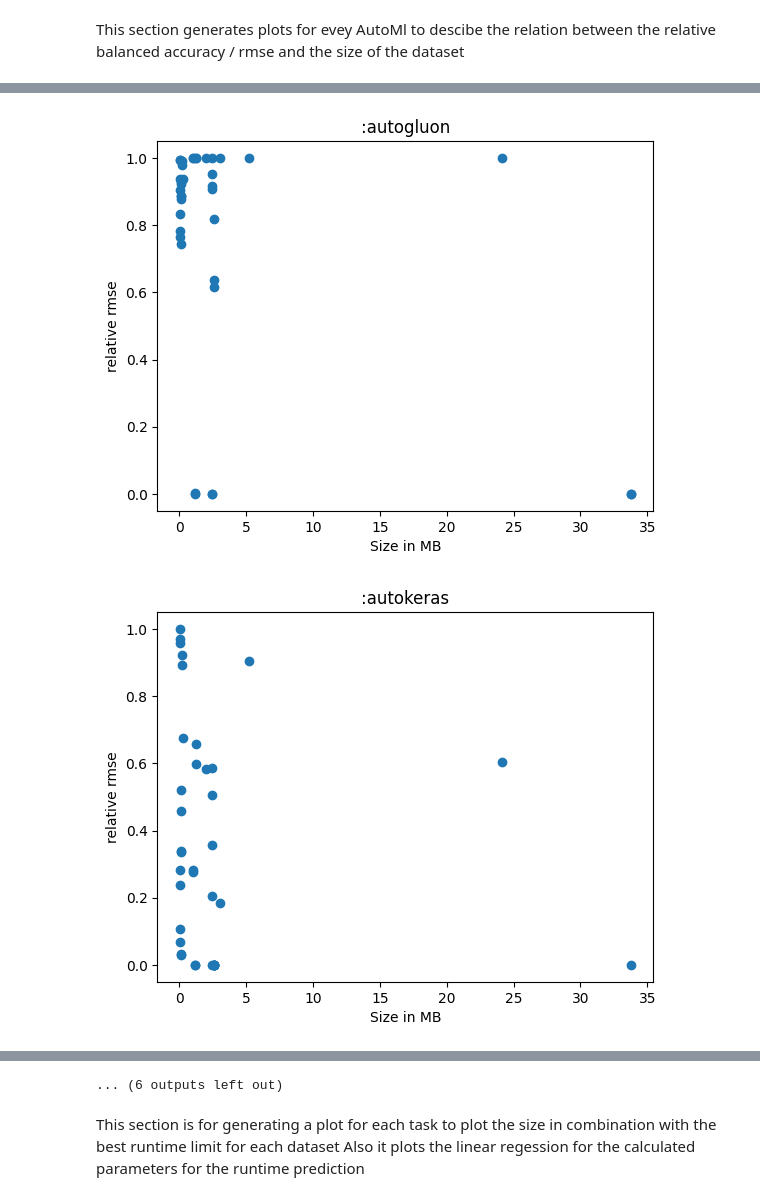
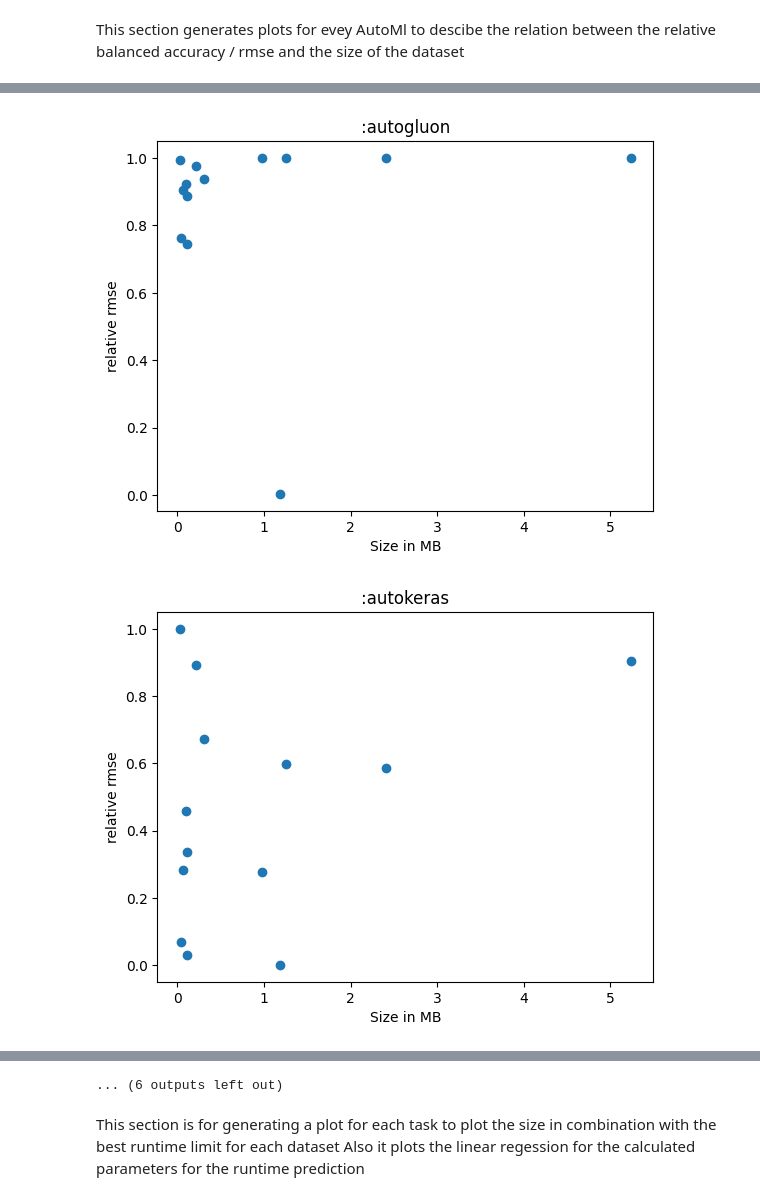
Before and after one commit to hochschule-darmstadt/MetaAutoML, a Jupyter notebook: utils/MetaLearning/createPlots.ipynb, the cells around one changed output, grey strips where cells are left out. Cells and saved outputs as stored; diff of their text form; code cells hidden in the pictures.

```diff
--- a/utils/MetaLearning/createPlots.ipynb
+++ b/utils/MetaLearning/createPlots.ipynb
@@ -77,14 +77,16 @@ for group in groups:
     colors = np.random.rand(len(set(unique_names)), 3)
     for automl in automls:
         if automl[1]["task"].unique()[0] == ":tabular_classification":
-            plt.scatter(automl[1]["dataset_size_in_mb"], automl[1]["relative_"+ measure_classification])
+            data = automl[1][automl[1]["runtime_limit"] == 60]
+            plt.scatter(data["dataset_size_in_mb"], data["relative_"+ measure_classification])
             automl[1]["AutoML_solution"].unique()[0],"Size in MB", "relative balanced accuracy score","Datasetname"
             plt.xlabel("Size in MB")
             plt.ylabel("relative balanced accuracy")
             plt.title(automl[1]["AutoML_solution"].unique()[0])
             plt.show()
         else:
-            plt.scatter(automl[1]["dataset_size_in_mb"], automl[1]["relative_" + measure_regression])
+            data = automl[1][automl[1]["runtime_limit"] == 60]
+            plt.scatter(data["dataset_size_in_mb"], data["relative_" + measure_regression])
             plt.xlabel("Size in MB")
             plt.ylabel("relative rmse")
             plt.title(automl[1]["AutoML_solution"].unique()[0])
@@ -102,2 +104,2 @@ for group in groups:
-[figure, old version]
+[figure, new version]
-[figure, old version]
+[figure, new version]
```
Also changed, not shown: parts of 5 cells of this notebook, 5 other files.
